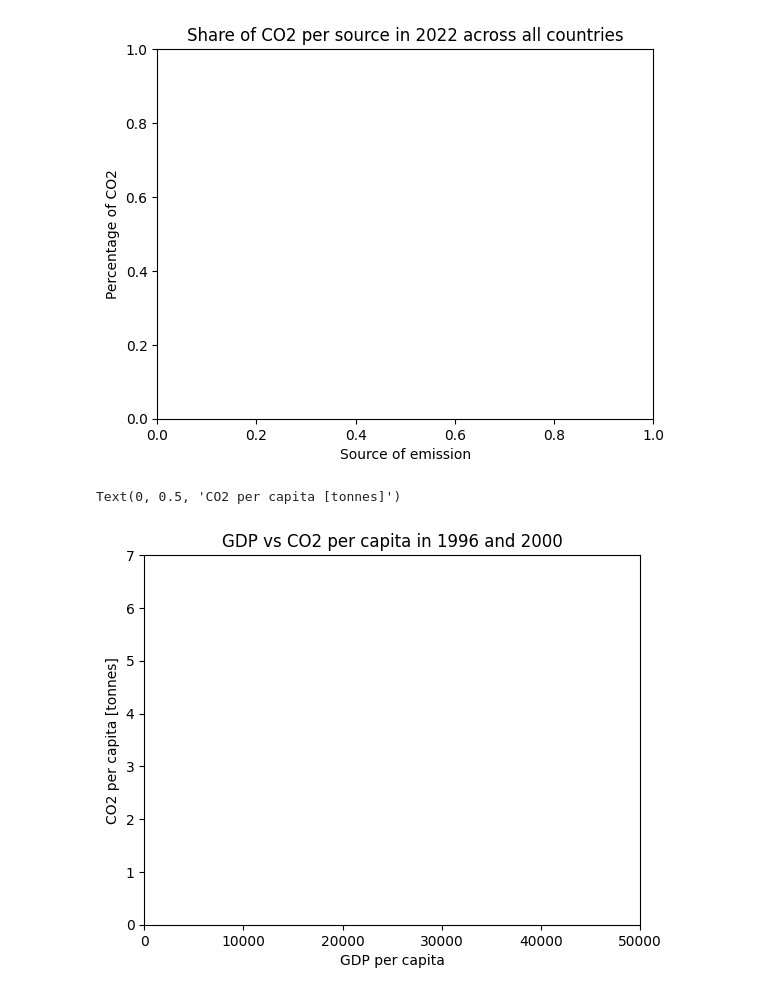
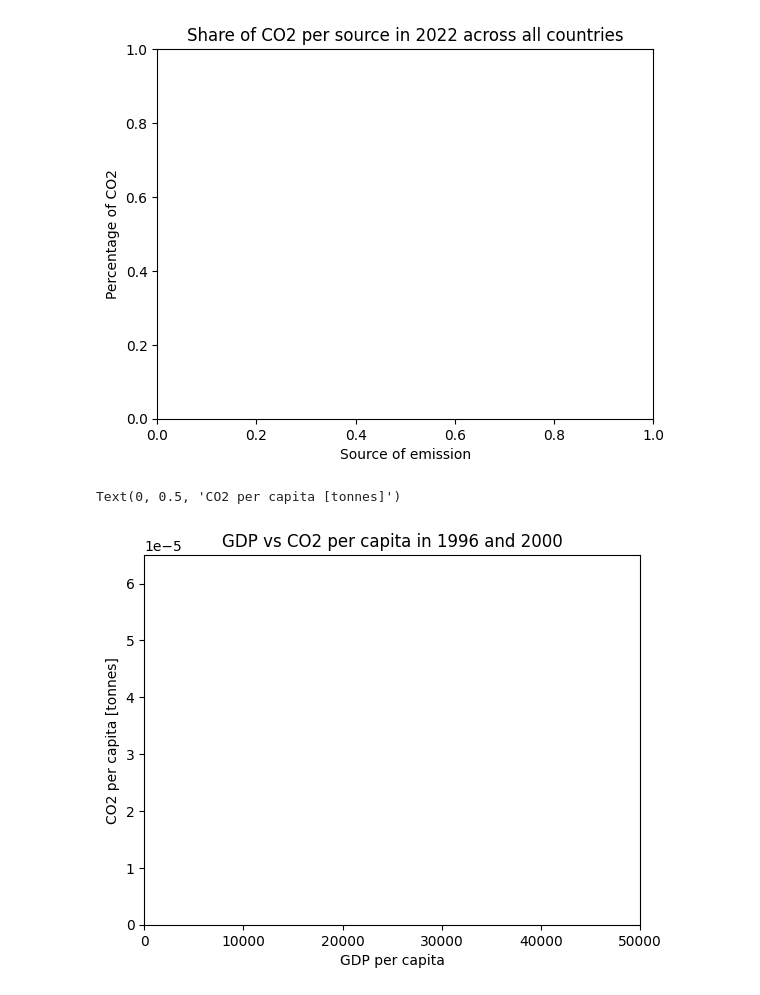
Before and after one commit to lieselty/advanced_python, a Jupyter notebook: Homework7/KoppOriane_ZahriReda.ipynb, the cells around one changed output. Cells and saved outputs as stored; diff of their text form; code cells hidden in the pictures.

```diff
--- a/Homework7/KoppOriane_ZahriReda.ipynb
+++ b/Homework7/KoppOriane_ZahriReda.ipynb
@@ -129,15 +162,15 @@ Text(0, 0.5, 'Percentage of CO2')
 # %%
 # plot bottom right - GDP vs CO2 per capita in 1996 and 2000
 
 # x and y axis limits
 plt.xlim(0, 50000)
-plt.ylim(0,7) # je sais pas comment avoir le 1e-5
+plt.ylim(0,6.5*1e-5)
 # main title and axis name
 plt.title("GDP vs CO2 per capita in 1996 and 2000")
 plt.xlabel("GDP per capita")
 plt.ylabel("CO2 per capita [tonnes]")
 # %% [output]
 Text(0, 0.5, 'CO2 per capita [tonnes]')
-[figure, old version]
+[figure, new version]
 # %%
 # putting everyting together and saving (jsp si on aura besoin de cette partie)
```
Also changed, not shown: parts of 2 cells of this notebook.
